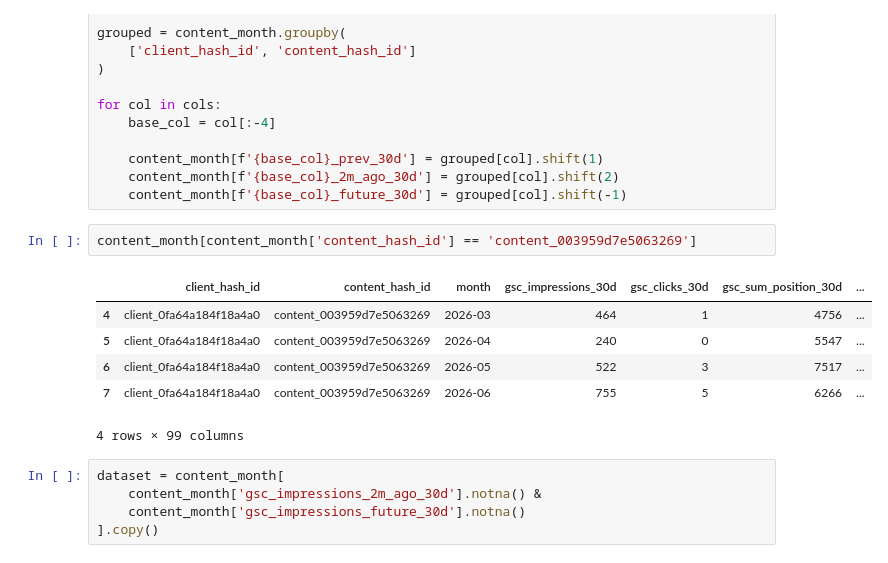
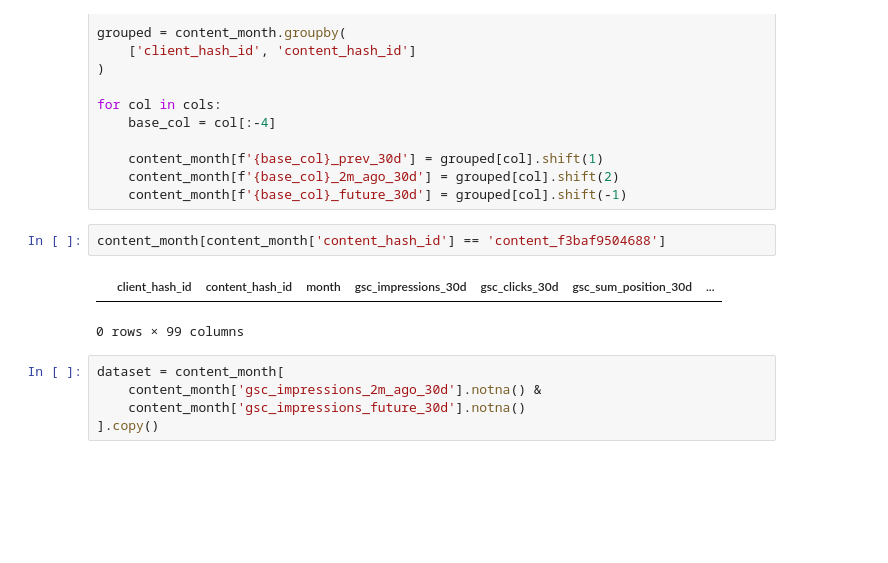
Before and after one commit to octane21/flyrank-internship-ML, a Jupyter notebook: work/notebooks/w04_baseline_score.ipynb, the cells around one changed output. Cells and saved outputs as stored; diff of their text form; blank space fills up the shorter version.

```diff
--- a/work/notebooks/w04_baseline_score.ipynb
+++ b/work/notebooks/w04_baseline_score.ipynb
@@ -240,14 +240,10 @@ for col in cols:
     content_month[f'{base_col}_2m_ago_30d'] = grouped[col].shift(2)
     content_month[f'{base_col}_future_30d'] = grouped[col].shift(-1)
 # %%
-content_month[content_month['content_hash_id'] == 'content_003959d7e5063269']
+content_month[content_month['content_hash_id'] == 'content_f3baf9504688']
 # %% [output]
 |  | client_hash_id | content_hash_id | month | gsc_impressions_30d | gsc_clicks_30d | gsc_sum_position_30d | ... |
-| 4 | client_0fa64a184f18a4a0 | content_003959d7e5063269 | 2026-03 | 464 | 1 | 4756 | ... |
-| 5 | client_0fa64a184f18a4a0 | content_003959d7e5063269 | 2026-04 | 240 | 0 | 5547 | ... |
-| 6 | client_0fa64a184f18a4a0 | content_003959d7e5063269 | 2026-05 | 522 | 3 | 7517 | ... |
-| 7 | client_0fa64a184f18a4a0 | content_003959d7e5063269 | 2026-06 | 755 | 5 | 6266 | ... |
-4 rows × 99 columns
+0 rows × 99 columns
 # %%
 dataset = content_month[
     content_month['gsc_impressions_2m_ago_30d'].notna() &
```
Also changed, not shown: parts of 3 cells of this notebook.
